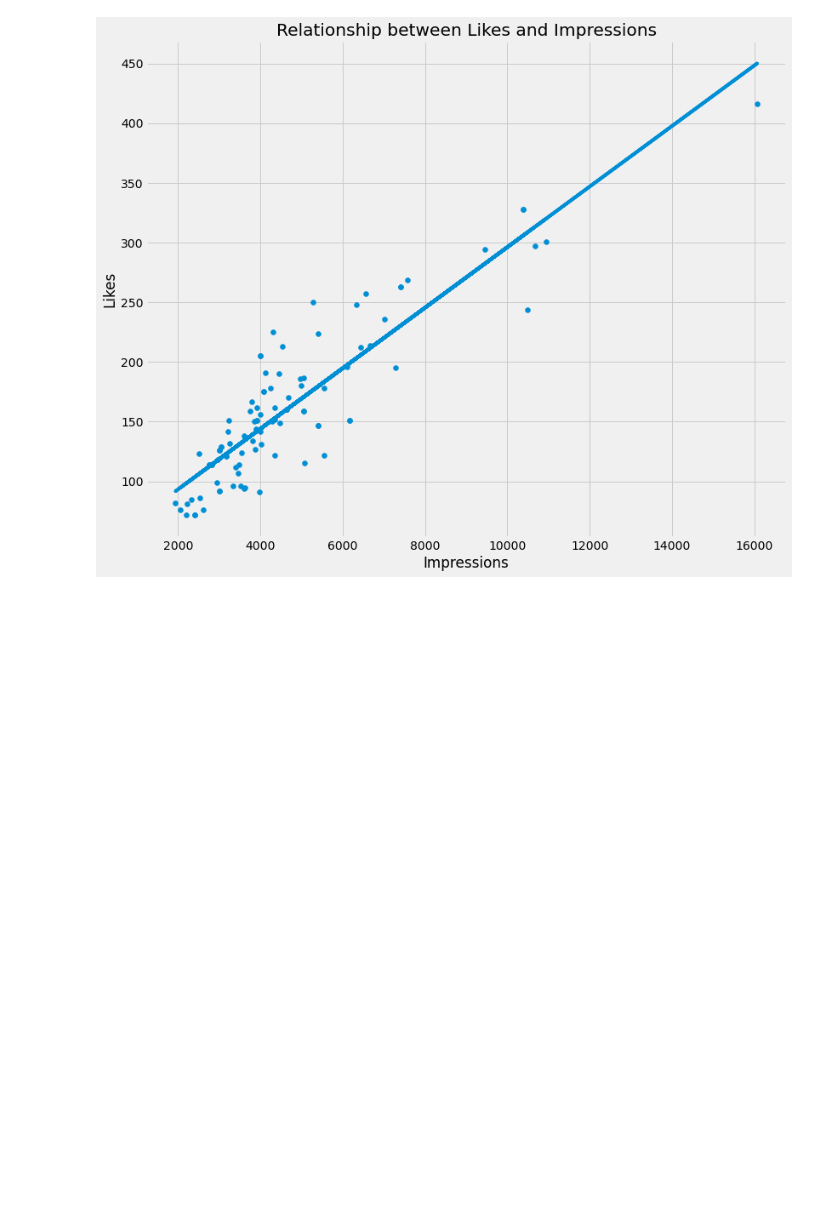
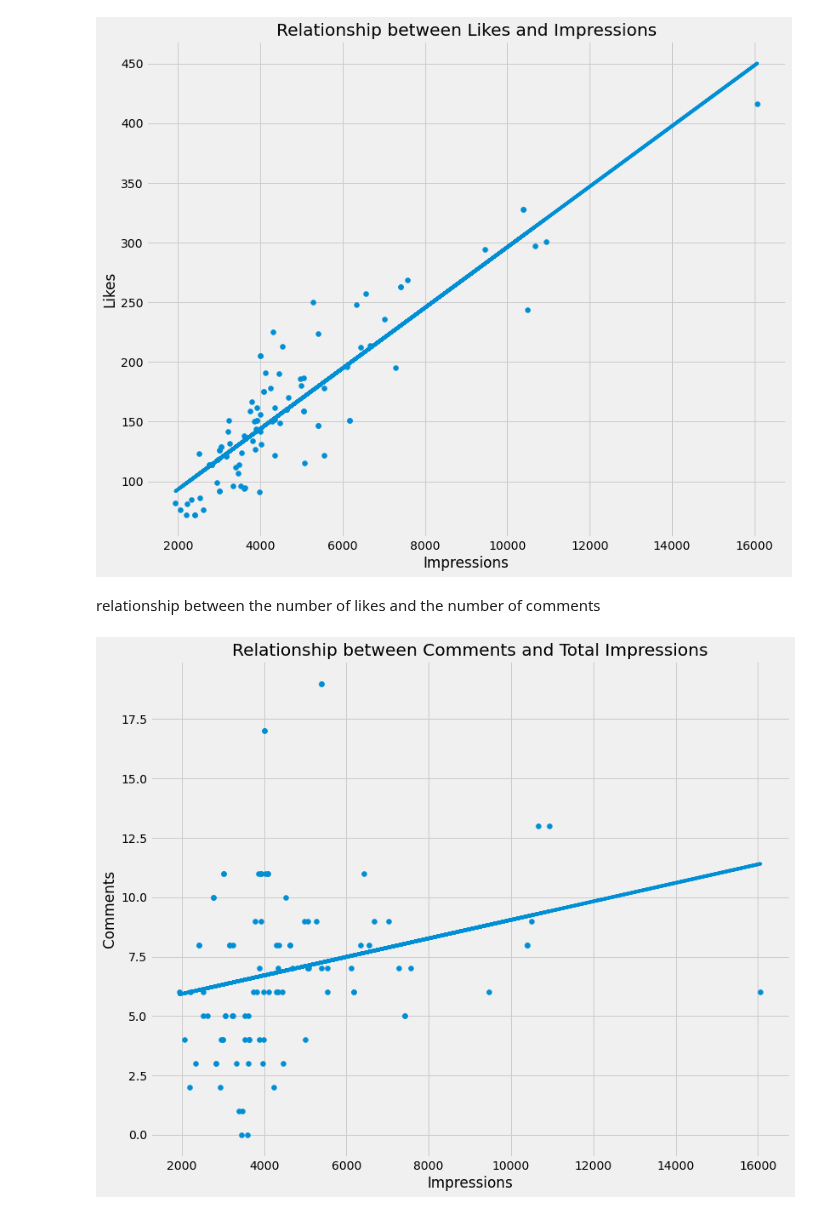
Before and after one commit to J-Kimani/DS, a Jupyter notebook: Projects/Instagram Reach Analysis/IRA.ipynb, the cells around one changed output. Cells and saved outputs as stored; diff of their text form; code cells hidden in the pictures; blank space fills up the shorter version.

```diff
--- a/Projects/Instagram Reach Analysis/IRA.ipynb
+++ b/Projects/Instagram Reach Analysis/IRA.ipynb
@@ -227,3 +227,19 @@ plt.show()
 # using plotly
 fig = px.scatter(data_frame = df1, x= "Impressions", y= "Likes", trendline= "ols", title= "Relationship between Likes and Impressions")
 fig.show()
+# %% [markdown]
+ relationship between the number of likes and the number of comments
+# %%
+# using matplotlib for a scatter plot
+plt.figure(figsize= (12,10))
+plt.xlabel("Impressions")
+plt.ylabel("Comments")
+plt.title("Relationship between Comments and Total Impressions")
+plt.scatter(df1.Impressions, df1.Comments)
+# add trendline
+z = np.polyfit(df1.Impressions, df1.Comments, 1)
+p = np.poly1d(z)
+plt.plot(df1.Impressions, p(df1.Impressions))
+plt.show()
+# %% [output]
+[figure, added]
```
Also changed, not shown: parts of 44 cells of this notebook, 1 other file.
